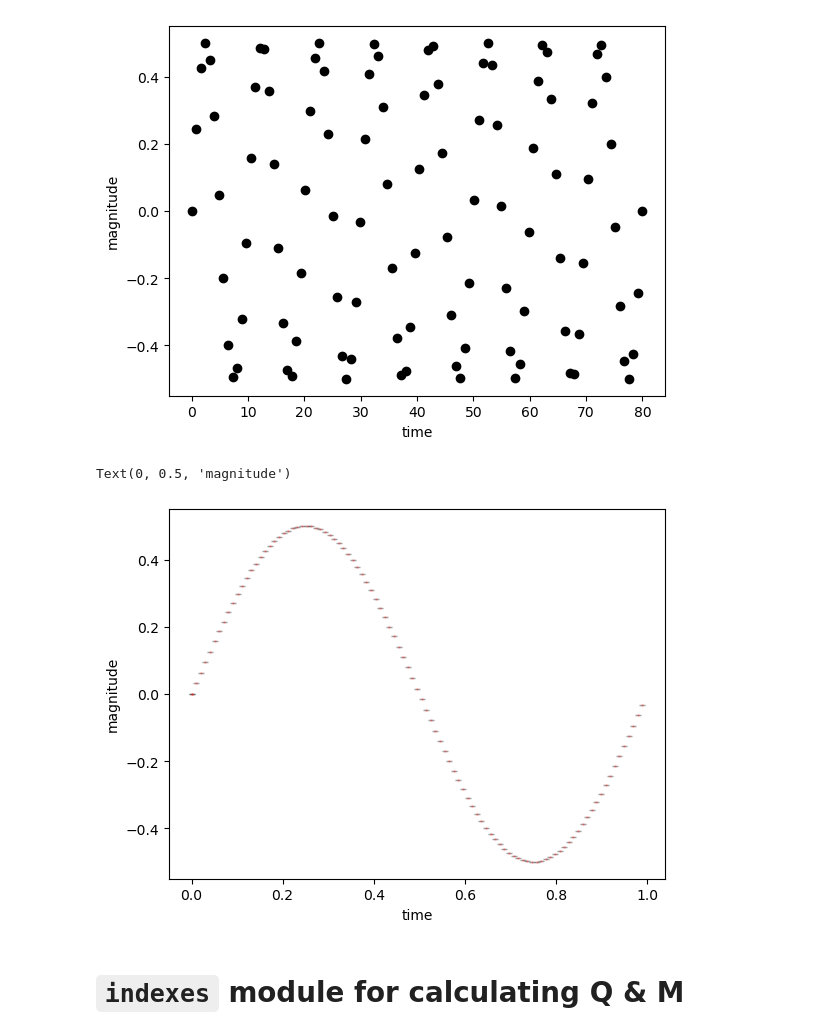
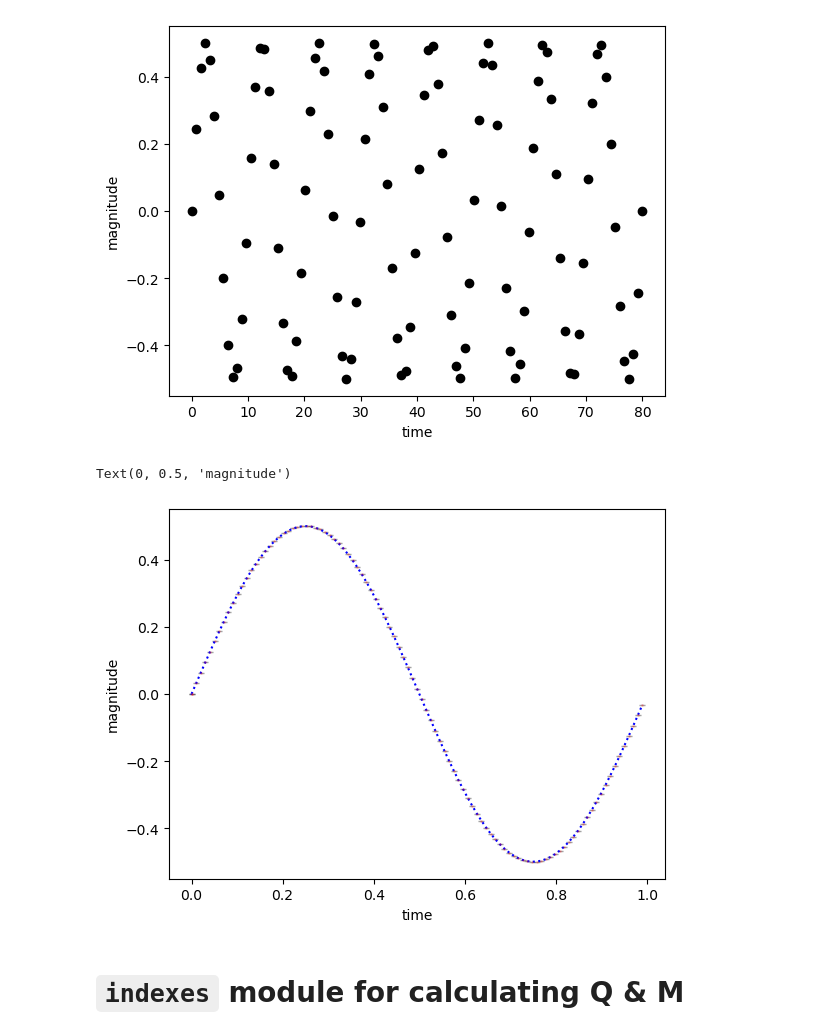
Before and after one commit to juliaroquette/VariabilityIndexes, a Jupyter notebook: jupyter/test.ipynb, the cells around one changed output. Saved outputs shown, nothing was run; the diff lists cells and outputs as text; code cells hidden in the pictures.

```diff
--- a/jupyter/test.ipynb
+++ b/jupyter/test.ipynb
@@ -30,11 +30,12 @@ Text(0, 0.5, 'magnitude')
 [figure]
 # %%
 plt.errorbar(lc_p.phase, lc_p.mag_phased, lc_p.err_phased, fmt='o', color='red', ecolor='k', capsize=2, alpha=0.2, ms=1)
+plt.plot(lc_p.phase, lc_p.waveform, 'b:')
 plt.xlabel('time')
 plt.ylabel('magnitude')
 # %% [output]
 Text(0, 0.5, 'magnitude')
-[figure, old version]
+[figure, new version]
 # %% [markdown]
 # `indexes` module for calculating Q & M
 # %%
```
Also changed, not shown: parts of 12 cells of this notebook.
